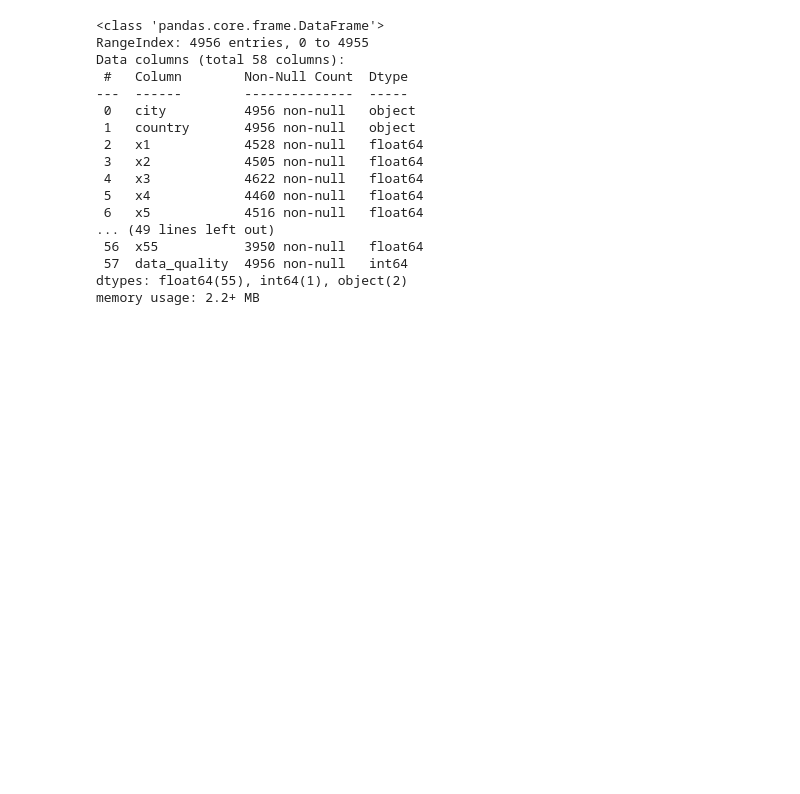
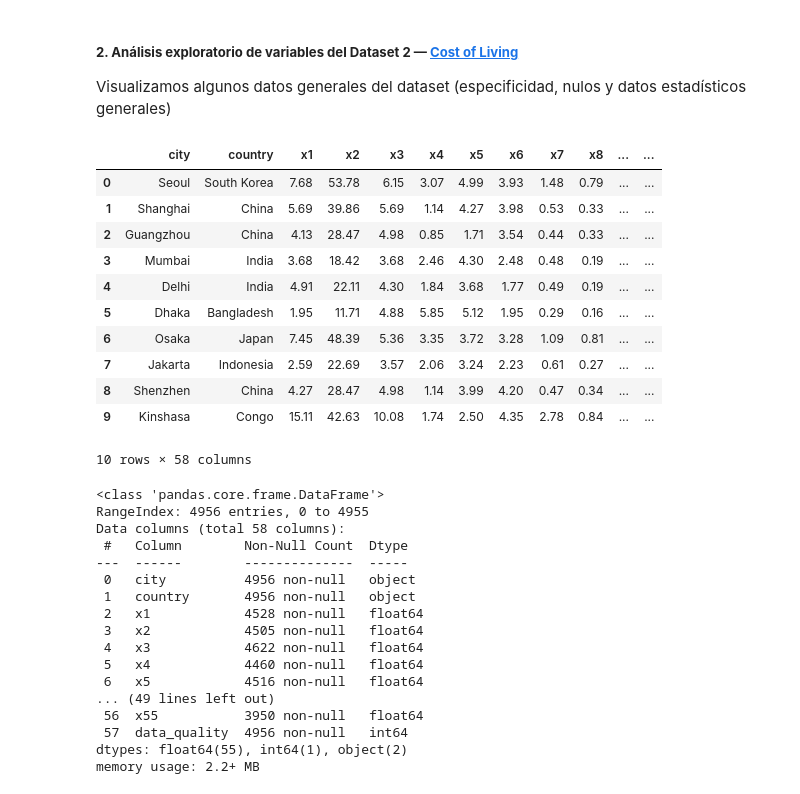
Before and after one commit to danielaaguirrej55-source/EDA-Nomadismo-Digital, a Jupyter notebook: src/notebooks/ETL_cost_living_juanfcia_draft.ipynb, the cells around one changed output. Cells and saved outputs as stored; diff of their text form; code cells hidden in the pictures; blank space fills up the shorter version.

```diff
--- a/src/notebooks/ETL_cost_living_juanfcia_draft.ipynb
+++ b/src/notebooks/ETL_cost_living_juanfcia_draft.ipynb
@@ -29,3 +44,24 @@ df_cost.head()
+# %% [markdown]
+##### **2. Análisis exploratorio de variables del Dataset 2 — [Cost of Living](https://www.kaggle.com/datasets/mvieira101/global-cost-of-living/code)**
+
+Visualizamos algunos datos generales del dataset (especificidad, nulos y datos estadísticos generales)
+# %%
+# Visualizamos 10 filas del dataset para hacernos una idea de la relación entre variables (columnas)
+
+df_cost.head(10)
+# %% [output]
+|  | city | country | x1 | x2 | x3 | x4 | x5 | x6 | x7 | x8 | ... | ... |
+| 0 | Seoul | South Korea | 7.68 | 53.78 | 6.15 | 3.07 | 4.99 | 3.93 | 1.48 | 0.79 | ... | ... |
+| 1 | Shanghai | China | 5.69 | 39.86 | 5.69 | 1.14 | 4.27 | 3.98 | 0.53 | 0.33 | ... | ... |
+| 2 | Guangzhou | China | 4.13 | 28.47 | 4.98 | 0.85 | 1.71 | 3.54 | 0.44 | 0.33 | ... | ... |
+| 3 | Mumbai | India | 3.68 | 18.42 | 3.68 | 2.46 | 4.30 | 2.48 | 0.48 | 0.19 | ... | ... |
+| 4 | Delhi | India | 4.91 | 22.11 | 4.30 | 1.84 | 3.68 | 1.77 | 0.49 | 0.19 | ... | ... |
+| 5 | Dhaka | Bangladesh | 1.95 | 11.71 | 4.88 | 5.85 | 5.12 | 1.95 | 0.29 | 0.16 | ... | ... |
+| 6 | Osaka | Japan | 7.45 | 48.39 | 5.36 | 3.35 | 3.72 | 3.28 | 1.09 | 0.81 | ... | ... |
+| 7 | Jakarta | Indonesia | 2.59 | 22.69 | 3.57 | 2.06 | 3.24 | 2.23 | 0.61 | 0.27 | ... | ... |
+| 8 | Shenzhen | China | 4.27 | 28.47 | 4.98 | 1.14 | 3.99 | 4.20 | 0.47 | 0.34 | ... | ... |
+| 9 | Kinshasa | Congo | 15.11 | 42.63 | 10.08 | 1.74 | 2.50 | 4.35 | 2.78 | 0.84 | ... | ... |
+10 rows × 58 columns
 # %%
 df_cost.info()
 
```
Also changed, not shown: parts of 6 cells of this notebook, 3 other files.
